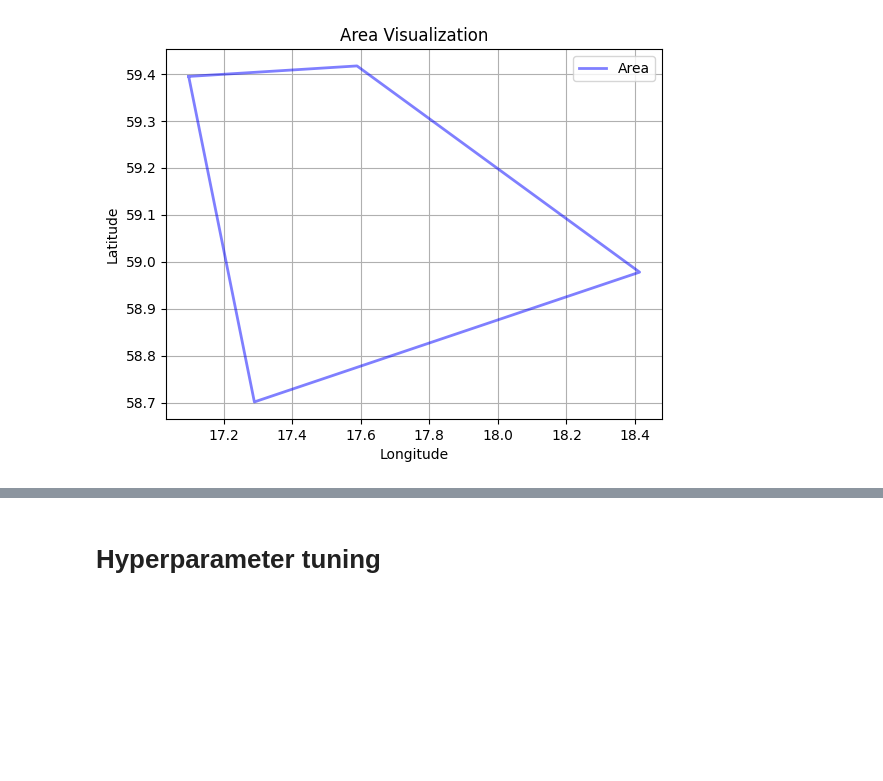
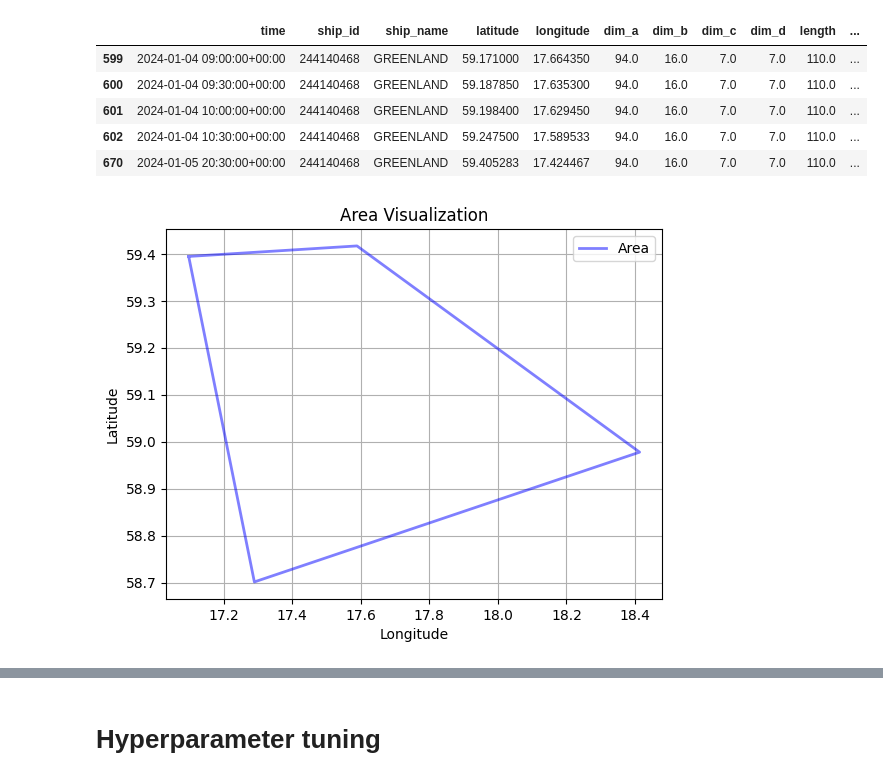
Before and after one commit to martenb-se/-id2223-project, a Jupyter notebook: training_pipeline.ipynb, the cells around one changed output, grey strips where cells are left out. Saved outputs shown, nothing was run; the diff lists cells and outputs as text; code cells hidden in the pictures; blank space fills up the shorter version.

```diff
--- a/training_pipeline.ipynb
+++ b/training_pipeline.ipynb
@@ -97,29 +106,28 @@ display(resampled_data.head())
 # %%
-import matplotlib.pyplot as plt
-from shapely.geometry import Point, Polygon
-
+# Define the area
 area_coordinates = [(17.09776409369716, 59.39450752033877), (17.58890720737646, 59.4169265974516),
                     (18.413654438791557, 58.977659362589186), (17.28941977865246, 58.70128810203788)]
 area_polygon = Polygon(area_coordinates)
 
-def is_within_area(row, area_polygon):
-    boat_location = Point(row['longitude'], row['latitude'])
-    #print(boat_location)
-    return area_polygon.contains(boat_location)
+# Filter to keep only boats within the area
+vessels_filtered_df = vessels_resampled_df[vessels_resampled_df.apply(is_within_area, axis=1, area_polygon=area_polygon)]
 
-# Apply the function to filter boats within the area
-boats_within_area = resampled_data[resampled_data.apply(is_within_area, axis=1, area_polygon=area_polygon)]
+display(vessels_filtered_df.head())
 
-
-# Plot the area only
+# Plot the area (no map)
 x, y = area_polygon.exterior.xy
 plt.plot(x, y, color='blue', alpha=0.5, linewidth=2, label='Area')
-
 plt.xlabel('Longitude')
 plt.ylabel('Latitude')
 plt.title('Area Visualization')
 plt.legend()
 plt.grid(True)
 plt.show()
 # %% [output]
+|  | time | ship_id | ship_name | latitude | longitude | dim_a | dim_b | dim_c | dim_d | length | ... |
+| 599 | 2024-01-04 09:00:00+00:00 | 244140468 | GREENLAND | 59.171000 | 17.664350 | 94.0 | 16.0 | 7.0 | 7.0 | 110.0 | ... |
+| 600 | 2024-01-04 09:30:00+00:00 | 244140468 | GREENLAND | 59.187850 | 17.635300 | 94.0 | 16.0 | 7.0 | 7.0 | 110.0 | ... |
+| 601 | 2024-01-04 10:00:00+00:00 | 244140468 | GREENLAND | 59.198400 | 17.629450 | 94.0 | 16.0 | 7.0 | 7.0 | 110.0 | ... |
+| 602 | 2024-01-04 10:30:00+00:00 | 244140468 | GREENLAND | 59.247500 | 17.589533 | 94.0 | 16.0 | 7.0 | 7.0 | 110.0 | ... |
+| 670 | 2024-01-05 20:30:00+00:00 | 244140468 | GREENLAND | 59.405283 | 17.424467 | 94.0 | 16.0 | 7.0 | 7.0 | 110.0 | ... |
 [figure]
```
Also changed, not shown: parts of 24 cells of this notebook.
